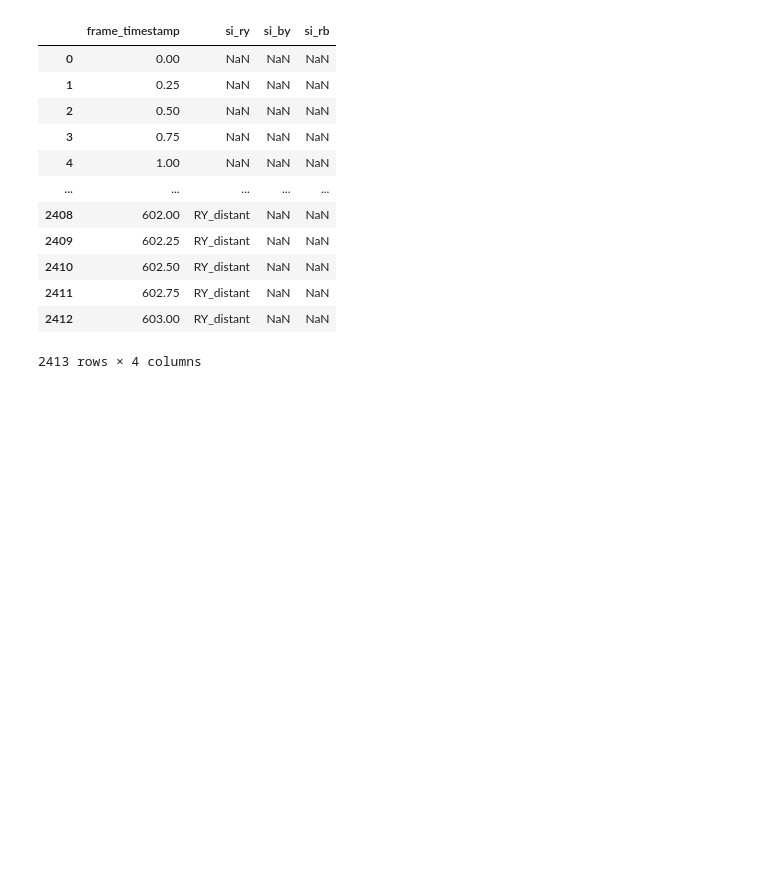
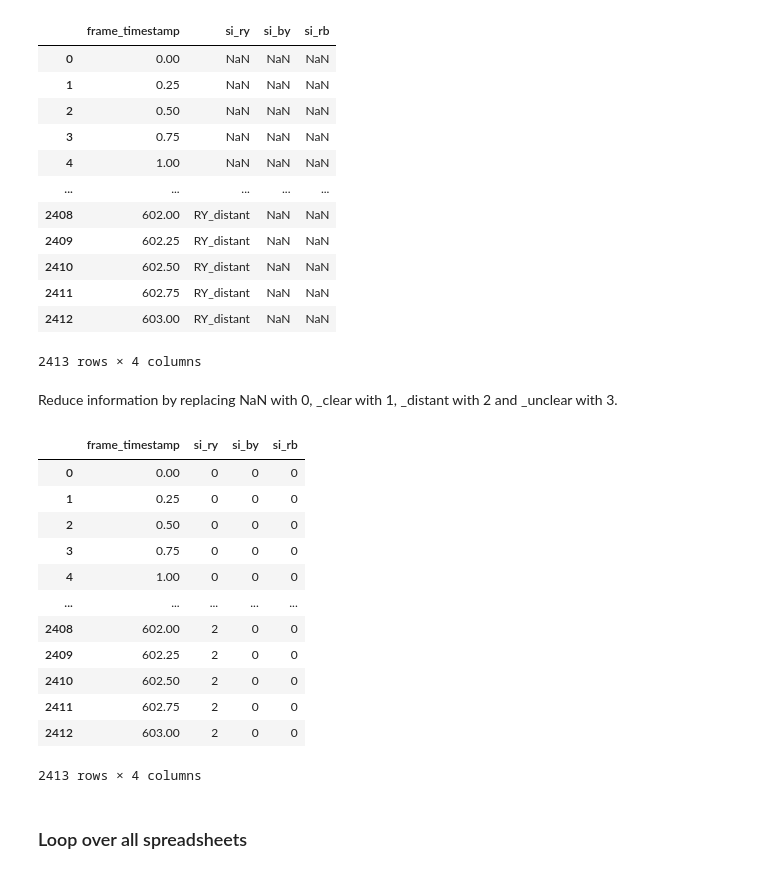
Before and after one commit to Ruzenka/Masterthesis_Biology, a Jupyter notebook: Preprocessing_Solomon.ipynb, the cells around one changed output. Cells and saved outputs as stored; diff of their text form; code cells hidden in the pictures; blank space fills up the shorter version.

```diff
--- a/Preprocessing_Solomon.ipynb
+++ b/Preprocessing_Solomon.ipynb
@@ -116,3 +116,43 @@ DFS
 | 2411 | 602.75 | RY_distant | NaN | NaN |
 | 2412 | 603.00 | RY_distant | NaN | NaN |
 2413 rows × 4 columns
+# %% [markdown]
+Reduce information by replacing NaN with 0, _clear with 1, _distant with 2 and _unclear with 3.
+# %%
+# Replace NaN with 0
+DFS.fillna(0, inplace=True)
+
+# Replace string suffixes with numeric values
+replacements = {
+    '_clear': 1,
+    '_distant': 2,
+    '_unclear': 3
+}
+
+# Replace string suffixes in the relevant columns
+for key, value in replacements.items():
+    DFS[['si_ry', 'si_by', 'si_rb']] = DFS[['si_ry', 'si_by', 'si_rb']].replace(to_replace=key, value=value, regex=True)
+
+# Convert relevant columns to integers, preserve `frame_timestamp` as float
+DFS[['si_ry', 'si_by', 'si_rb']] = DFS[['si_ry', 'si_by', 'si_rb']].astype(int)
+
+# Save the reduced DataFrame
+DFS.to_csv("/Users/ruzenkakaldenbach/Desktop/final_solomon.csv", index=False)
+
+DFS
+# %% [output]
+|  | frame_timestamp | si_ry | si_by | si_rb |
+| 0 | 0.00 | 0 | 0 | 0 |
+| 1 | 0.25 | 0 | 0 | 0 |
+| 2 | 0.50 | 0 | 0 | 0 |
+| 3 | 0.75 | 0 | 0 | 0 |
+| 4 | 1.00 | 0 | 0 | 0 |
+| ... | ... | ... | ... | ... |
+| 2408 | 602.00 | 2 | 0 | 0 |
+| 2409 | 602.25 | 2 | 0 | 0 |
+| 2410 | 602.50 | 2 | 0 | 0 |
+| 2411 | 602.75 | 2 | 0 | 0 |
+| 2412 | 603.00 | 2 | 0 | 0 |
+2413 rows × 4 columns
+# %% [markdown]
+### Loop over all spreadsheets
```
Also changed, not shown: parts of 1 cell of this notebook.
